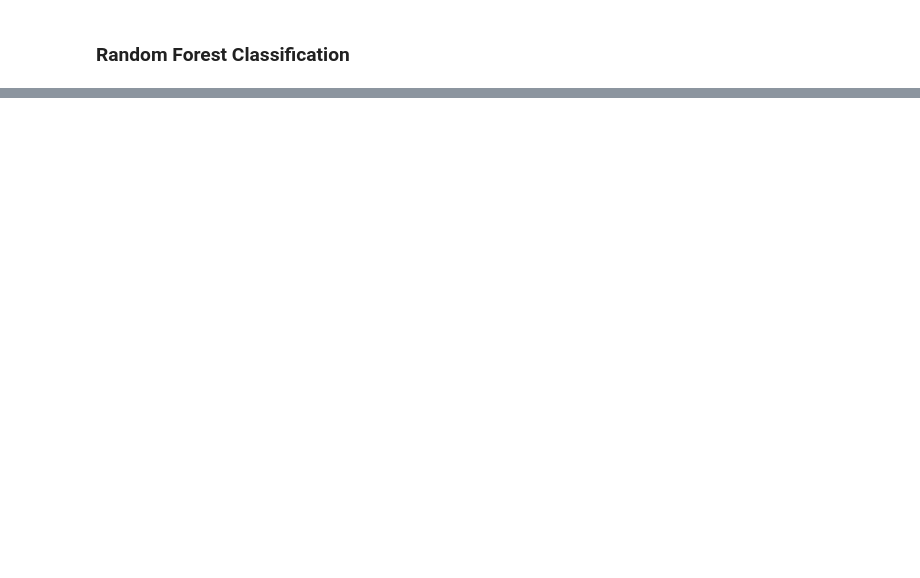
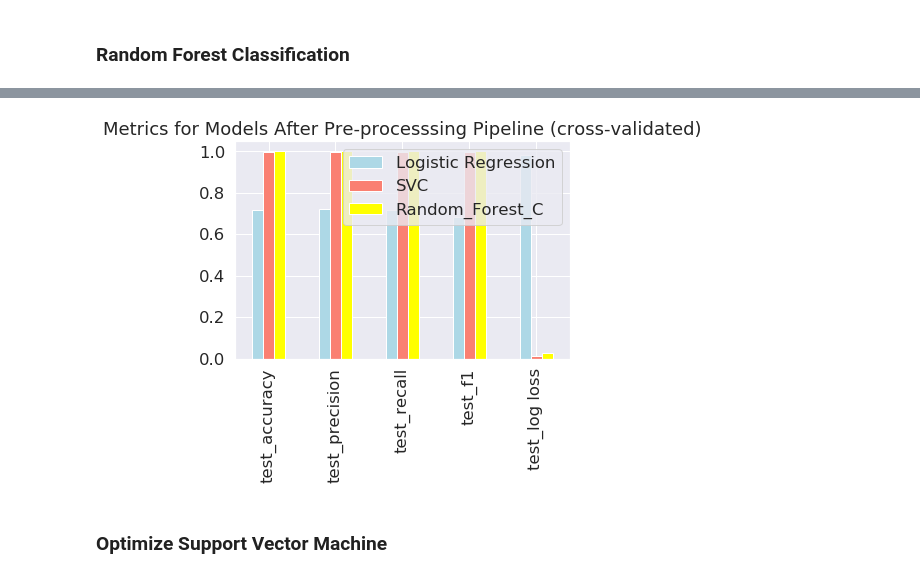
Before and after one commit to sophiabrandt/ZTM-Complete-Machine-Learning-Data-Science, a Jupyter notebook: notebooks/otto/kaggle-otto.ipynb, the cells around one changed output, grey strips where cells are left out. Cells and saved outputs as stored; diff of their text form; code cells hidden in the pictures; blank space fills up the shorter version.

Commit message:
👌 IMPROVE: add feature extraction pipeline, test 3 diff. models

```diff
--- a/notebooks/otto/kaggle-otto.ipynb
+++ b/notebooks/otto/kaggle-otto.ipynb
@@ -360,0 +447,29 @@ compare_metrics_df.plot(title='Metrics for PCA-reduced Dataset (cross-validated)
+# %%
+# Create pipeline
+
+# Logistic Regression
+estimators_log_r =  []
+estimators_log_r.append(('feature_union', feature_union))
+estimators_log_r.append(('logistic', LogisticRegression(random_state=42)))
+model_log_r = Pipeline(estimators_log_r)
+
+# SVC
+estimators_svc = []
+estimators_svc.append(('feature_union', feature_union))
+estimators_svc.append(('svc', SVC(probability=True, random_state=42)))
+model_svc = Pipeline(estimators_svc)
+
+# Random Forest
+estimators_rf = []
+estimators_rf.append(('feature_union', feature_union))
+estimators_rf.append(('rf', RandomForestClassifier(n_jobs=-1, random_state=42)))
+model_rf = Pipeline(estimators_rf)
+
+models = {'Logistic_Regression': model_log_r,
+          'SVC': model_svc,
+          'Random_Forest_C': model_rf}
+# %%
+# Run and score all models
+np.random.seed(42)
+scores = {name: average_score_on_cross_val_classification(model, X, y) for name, model in models.items()}
+scores
@@ -360,0 +494,19 @@ compare_metrics_df.plot(title='Metrics for PCA-reduced Dataset (cross-validated)
+# %%
+# Visualize cross-validated metrics
+
+# Create DataFrame with all scores
+compare_pipeline_metrics_df = pd.DataFrame({'Logistic Regression': scores['Logistic_Regression'],
+                                            'SVC': scores['SVC'],
+                                            'Random_Forest_C': scores['Random_Forest_C']},
+                                            index=scores['SVC'].keys())
+
+# Drop rows: fit_time, score_time
+compare_pipeline_metrics_df.drop(['fit_time', 'score_time'], inplace=True)
+
+compare_pipeline_metrics_df.plot(title='Metrics for Models After Pre-processsing Pipeline (cross-validated)',
+                        color=['lightblue', 'salmon', 'yellow'],
+                        kind='bar');
+# %% [output]
+[figure, added]
+# %% [markdown]
+### Optimize Support Vector Machine
```
Also changed, not shown: parts of 30 cells of this notebook.
